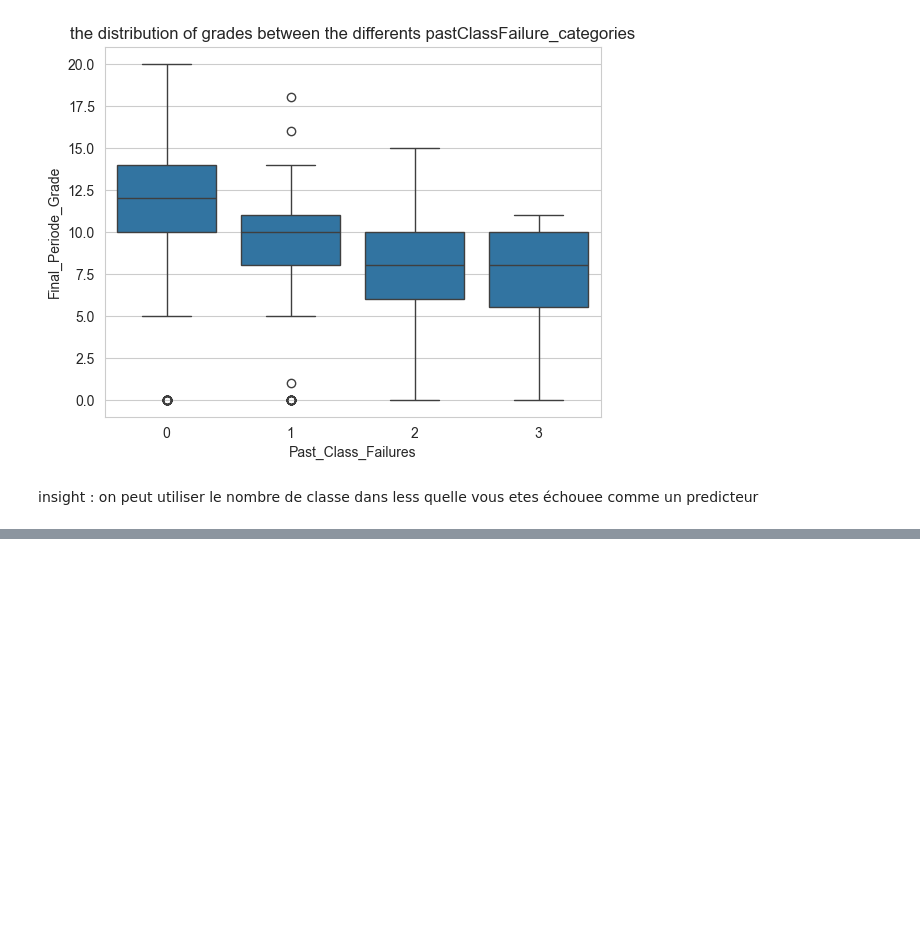
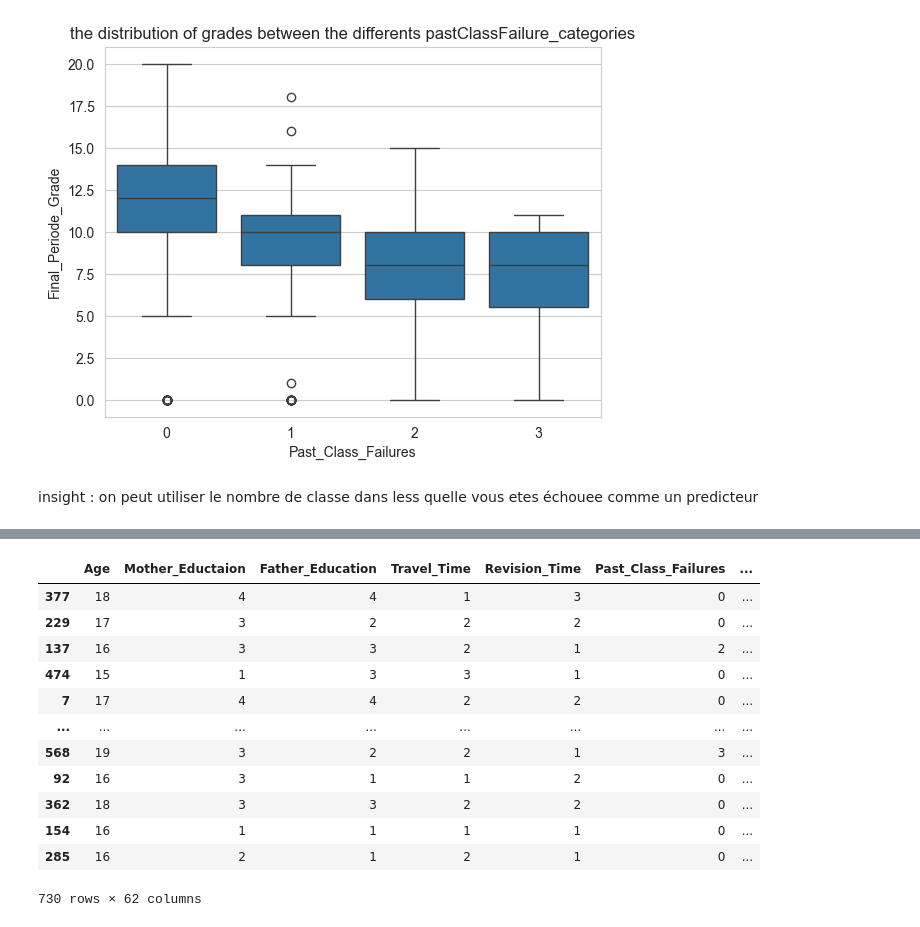
Before and after one commit to AyoubSamy/performance_student_analysis_project, a Jupyter notebook: notebook/notbook1.ipynb, the cells around one changed output, grey strips where cells are left out. Cells and saved outputs as stored; diff of their text form; code cells hidden in the pictures; blank space fills up the shorter version.

```diff
--- a/notebook/notbook1.ipynb
+++ b/notebook/notbook1.ipynb
@@ -401,0 +459,19 @@ insight : on peut utiliser le nombre de classe dans less quelle vous etes échou
+# %%
+# get dummy varibles
+X_train = pd.get_dummies(X_train)
+X_test = pd.get_dummies(X_test)
+X_train
+# %% [output]
+|  | Age | Mother_Eductaion | Father_Education | Travel_Time | Revision_Time | Past_Class_Failures | ... |
+| 377 | 18 | 4 | 4 | 1 | 3 | 0 | ... |
+| 229 | 17 | 3 | 2 | 2 | 2 | 0 | ... |
+| 137 | 16 | 3 | 3 | 2 | 1 | 2 | ... |
+| 474 | 15 | 1 | 3 | 3 | 1 | 0 | ... |
+| 7 | 17 | 4 | 4 | 2 | 2 | 0 | ... |
+| ... | ... | ... | ... | ... | ... | ... | ... |
+| 568 | 19 | 3 | 2 | 2 | 1 | 3 | ... |
+| 92 | 16 | 3 | 1 | 1 | 2 | 0 | ... |
+| 362 | 18 | 3 | 3 | 2 | 2 | 0 | ... |
+| 154 | 16 | 1 | 1 | 1 | 1 | 0 | ... |
+| 285 | 16 | 2 | 1 | 2 | 1 | 0 | ... |
+730 rows × 62 columns
```
Also changed, not shown: parts of 12 cells of this notebook, 1 other file.
